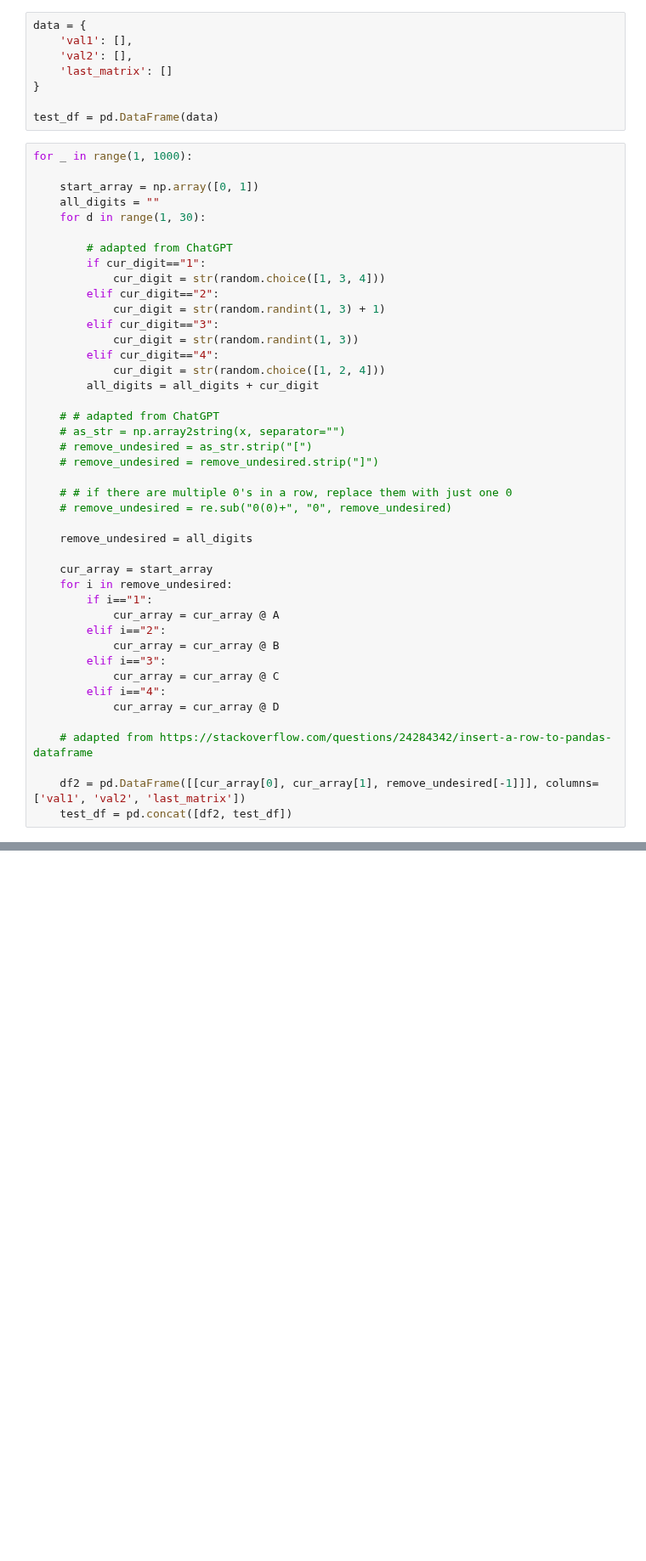
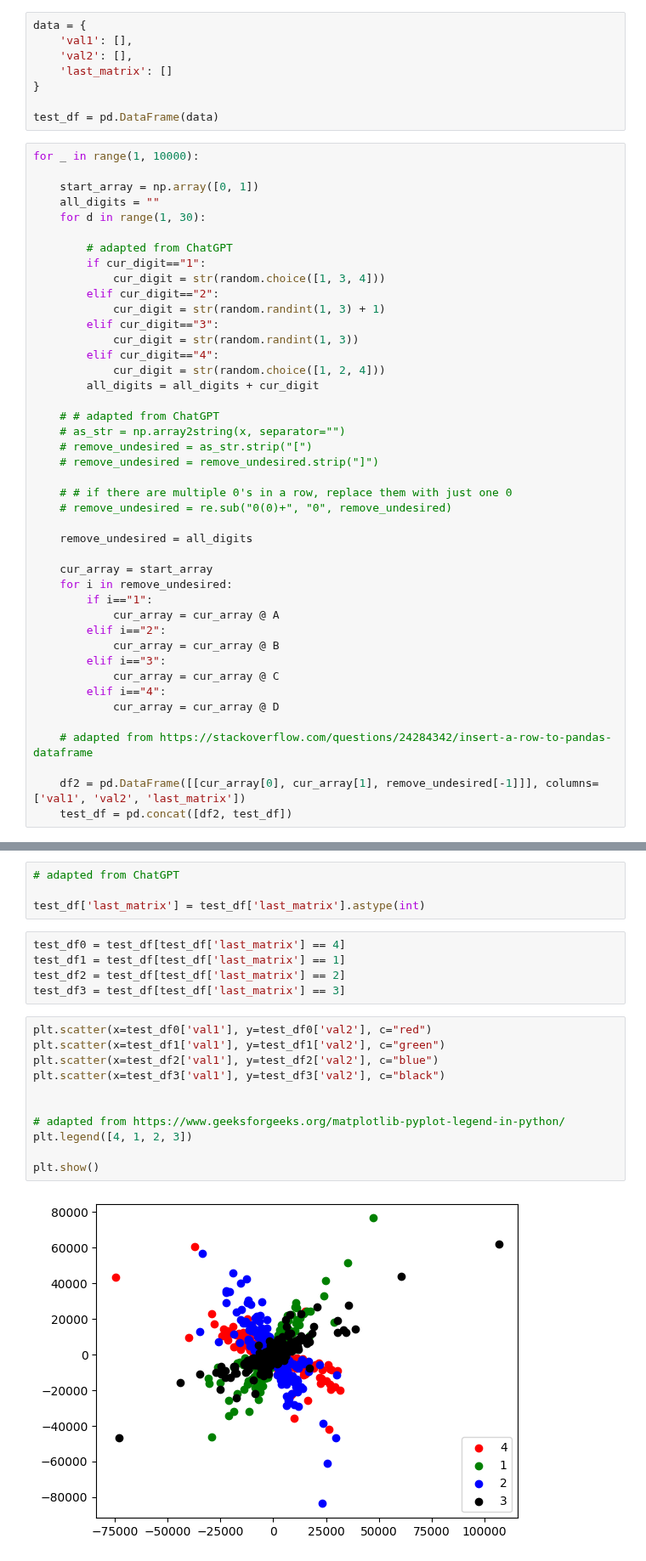
Before and after one commit to MXM-MachineLearning/MXM_AI_Ellenberg, a Jupyter notebook: Euclidean Algorithm/Donald/four_step_euclidean/four_step_generation.ipynb, the cells around one changed output, grey strips where cells are left out. Shown at 85% size. Saved outputs shown, nothing was run; the diff lists cells and outputs as text; blank space fills up the shorter version.

```diff
--- a/Euclidean Algorithm/Donald/four_step_euclidean/four_step_generation.ipynb
+++ b/Euclidean Algorithm/Donald/four_step_euclidean/four_step_generation.ipynb
@@ -67,7 +67,7 @@ data = {
 
 test_df = pd.DataFrame(data)
 # %%
-for _ in range(1, 1000):
+for _ in range(1, 10000):
 
     start_array = np.array([0, 1])
     all_digits = ""
@@ -112 +114,23 @@ for _ in range(1, 1000):
+# %%
+# adapted from ChatGPT
+
+test_df['last_matrix'] = test_df['last_matrix'].astype(int)
+# %%
+test_df0 = test_df[test_df['last_matrix'] == 4]
+test_df1 = test_df[test_df['last_matrix'] == 1]
+test_df2 = test_df[test_df['last_matrix'] == 2]
+test_df3 = test_df[test_df['last_matrix'] == 3]
+# %%
+plt.scatter(x=test_df0['val1'], y=test_df0['val2'], c="red")
+plt.scatter(x=test_df1['val1'], y=test_df1['val2'], c="green")
+plt.scatter(x=test_df2['val1'], y=test_df2['val2'], c="blue")
+plt.scatter(x=test_df3['val1'], y=test_df3['val2'], c="black")
+
+
+# adapted from https://www.geeksforgeeks.org/matplotlib-pyplot-legend-in-python/
+plt.legend([4, 1, 2, 3])
+
+plt.show()
+# %% [output]
+[figure, added]
 # %%
```
Also changed, not shown: parts of 2 cells of this notebook, 2 other files.
